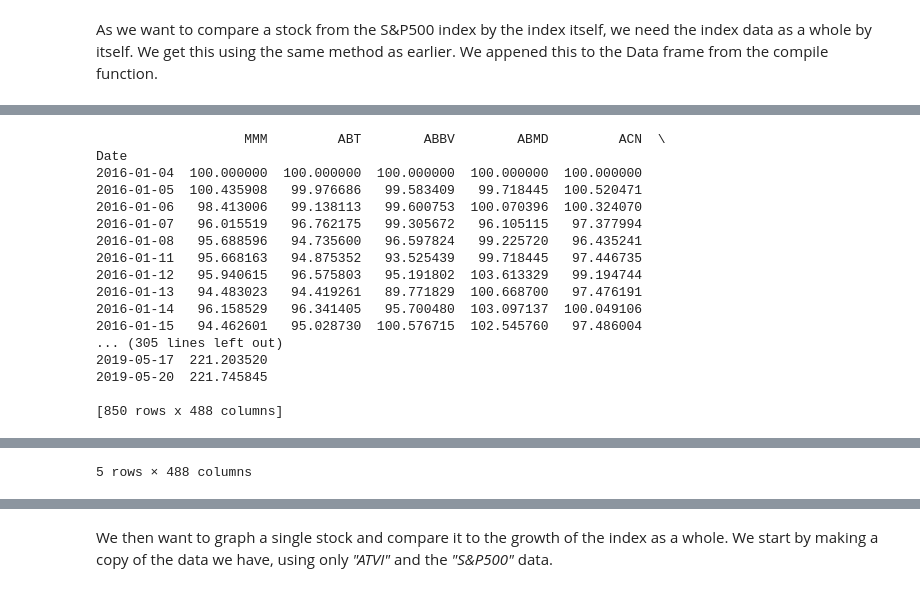
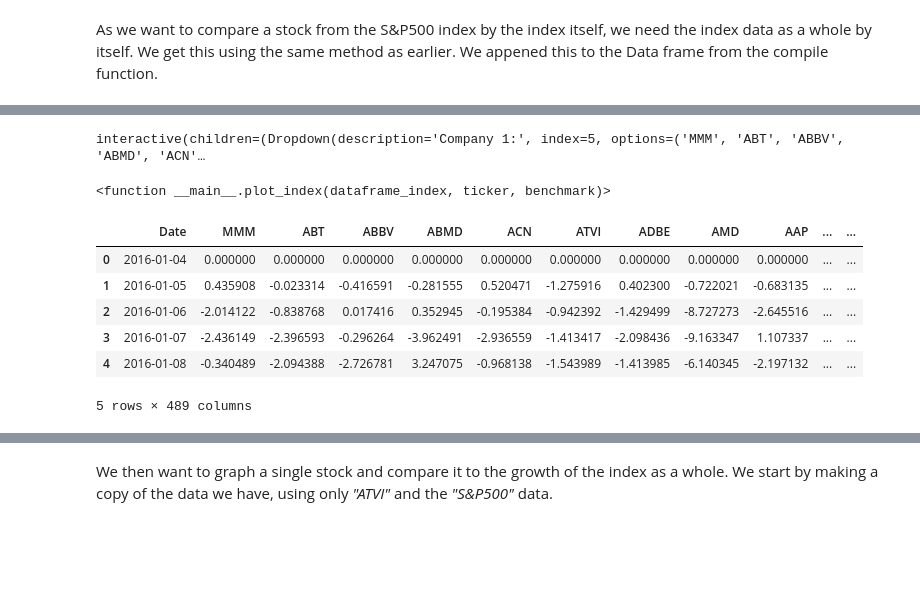
Before and after one commit to NumEconCopenhagen/projects-2019-mcb, a Jupyter notebook: dataProject.ipynb, the cells around one changed output, grey strips where cells are left out. Drawn from its saved outputs; the diff is of its cells as text; code cells hidden in the pictures; blank space fills up the shorter version.

```diff
--- a/dataProject.ipynb
+++ b/dataProject.ipynb
@@ -265,32 +334,42 @@ As we want to compare a stock from the S&P500 index by the index itself, we need
+# %%
+# a. Printing highest observed values
+def plot_index(dataframe_index,ticker,benchmark):
+#print(data_df.loc[:, I]) # 850 rows
+    max1 = data_df_indexed.loc[:, ticker].max()
+    max2 = data_df_indexed.loc[:, benchmark].max()
+    print("The highest stock price observed at: \n", ticker, ":", max1.round(2), " USD on the date ", "2",
+    "\n", benchmark, ":", max2.round(2), " USD on the date", "test")
+
+# b. Setting up plot based on dropdown input
+    I = data_df_indexed.columns == ticker
+    plt = dataframe_index.loc[:, ['Date',ticker,benchmark]].plot(x='Date', y=[ticker,benchmark], style=['-bo','-ko'], figsize=(8, 5), fontsize=11, legend='true')
+
+# c. Creating the widget for the plot
+widgets.interact(plot_index,
+                 dataframe_index = widgets.fixed(data_df_indexed),
+                 ticker = widgets.Dropdown(
+                          options=data_df.columns, value='ATVI',
+                          description='Company 1:', disabled=False,),
+
+                benchmark = widgets.Dropdown(options=data_df_indexed.columns, value='AAPL',
+                                 description='Company 2:', disabled=False,)
+    )
+# %% [output]
+interactive(children=(Dropdown(description='Company 1:', index=5, options=('MMM', 'ABT', 'ABBV', 'ABMD', 'ACN'…
+<function __main__.plot_index(dataframe_index, ticker, benchmark)>
 # %%
-#Get sp500 index data
-data_df_indexed = data_df/data_df.iloc[0]*100
-print(data_df_indexed)
+#pct. change on the closing prices.
+data_df_pct_change = data_df.apply(lambda x: (x - x.shift(1))/x.shift(1)*100)
+data_df_pct_change = pct_change.fillna(value=0)
+data_df_pct_change.head()
 
-#First difference of the data
-first_difference = data_df_indexed.apply(lambda x: x - x.shift(1))
-first_difference = first_difference.fillna(value=0)
-first_difference.head()
-
-#pct. change on the closing prices.
-pct_change = data_df.apply(lambda x: (x - x.shift(1))/x.shift(1)*100)
-pct_change = pct_change.fillna(value=0)
-pct_change.head()
+data_df_pct_change = data_df_pct_change.reset_index()
+data_df_pct_change.head()
 # %% [output]
+|  | Date | MMM | ABT | ABBV | ABMD | ACN | ATVI | ADBE | AMD | AAP | ... | ... |
+| 0 | 2016-01-04 | 0.000000 | 0.000000 | 0.000000 | 0.000000 | 0.000000 | 0.000000 | 0.000000 | 0.000000 | 0.000000 | ... | ... |
+| 1 | 2016-01-05 | 0.435908 | -0.023314 | -0.416591 | -0.281555 | 0.520471 | -1.275916 | 0.402300 | -0.722021 | -0.683135 | ... | ... |
+| 2 | 2016-01-06 | -2.014122 | -0.838768 | 0.017416 | 0.352945 | -0.195384 | -0.942392 | -1.429499 | -8.727273 | -2.645516 | ... | ... |
+| 3 | 2016-01-07 | -2.436149 | -2.396593 | -0.296264 | -3.962491 | -2.936559 | -1.413417 | -2.098436 | -9.163347 | 1.107337 | ... | ... |
+| 4 | 2016-01-08 | -0.340489 | -2.094388 | -2.726781 | 3.247075 | -0.968138 | -1.543989 | -1.413985 | -6.140345 | -2.197132 | ... | ... |
-                   MMM         ABT        ABBV        ABMD         ACN  \
-Date
-2016-01-04  100.000000  100.000000  100.000000  100.000000  100.000000
-2016-01-05  100.435908   99.976686   99.583409   99.718445  100.520471
-2016-01-06   98.413006   99.138113   99.600753  100.070396  100.324070
-2016-01-07   96.015519   96.762175   99.305672   96.105115   97.377994
-2016-01-08   95.688596   94.735600   96.597824   99.225720   96.435241
-2016-01-11   95.668163   94.875352   93.525439   99.718445   97.446735
-2016-01-12   95.940615   96.575803   95.191802  103.613329   99.194744
-2016-01-13   94.483023   94.419261   89.771829  100.668700   97.476191
-2016-01-14   96.158529   96.341405   95.700480  103.097137  100.049106
-2016-01-15   94.462601   95.028730  100.576715  102.545760   97.486004
-... (305 lines left out)
-2019-05-17  221.203520
-2019-05-20  221.745845
-
-[850 rows x 488 columns]
+5 rows × 489 columns
@@ -304 +375,0 @@ Date
-5 rows × 488 columns
```
Also changed, not shown: parts of 11 cells of this notebook.
